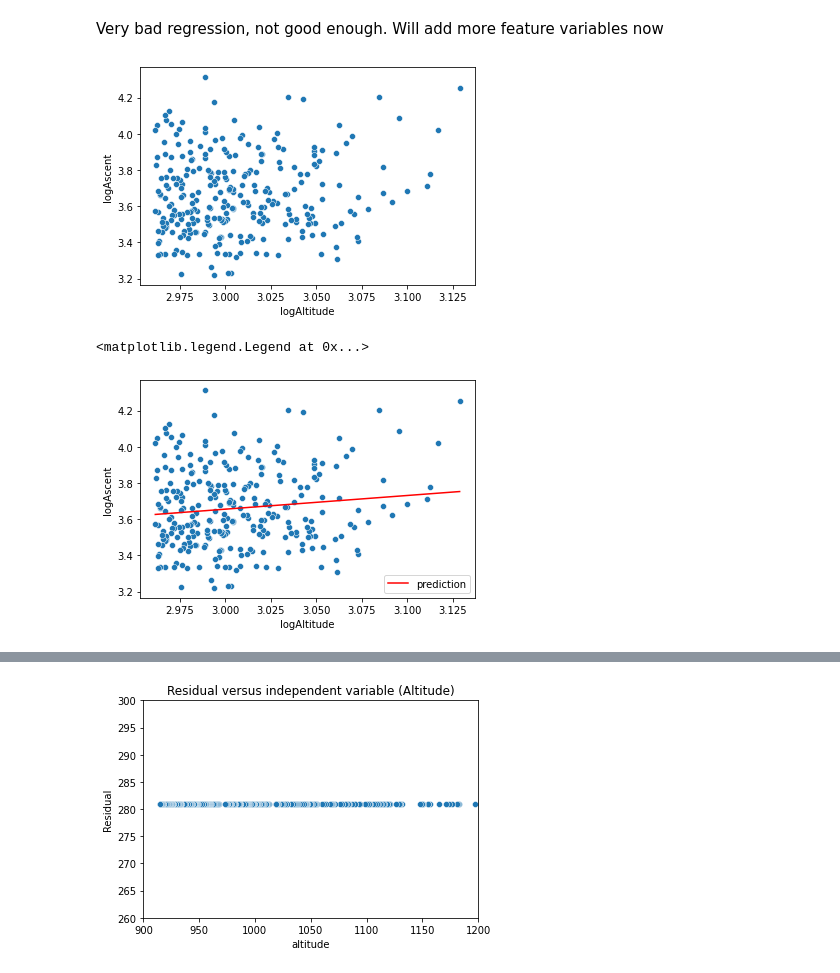
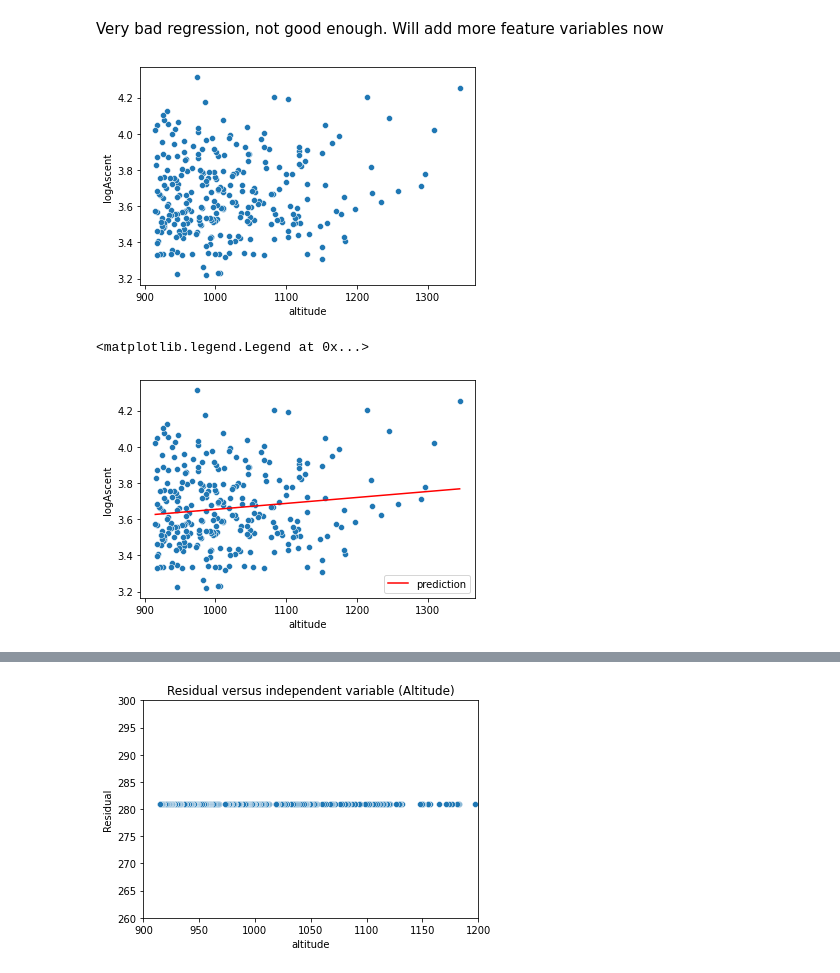
Before and after one commit to filipbalucha/FDS_final_project, a Jupyter notebook: data_analysis.ipynb, the cells around one changed output, grey strips where cells are left out. Drawn from its saved outputs; the diff is of its cells as text; code cells hidden in the pictures.

```diff
--- a/data_analysis.ipynb
+++ b/data_analysis.ipynb
@@ -99,11 +99,11 @@ Very bad regression, not good enough. Will add more feature variables now
 df2 = df[:]
 # %%
 df2.insert(loc=len(df.columns), column = 'logAscent', value=df['ascent_count'].apply(np.log10))
-df2.insert(loc=len(df.columns), column = 'logAltitude', value=df['altitude'].apply(np.log10))
+# df2.insert(loc=len(df.columns), column = 'logAltitude', value=df['altitude'].apply(np.log10))
 # %%
-sns.scatterplot(data=df2, y='logAscent', x = 'logAltitude')
+sns.scatterplot(data=df2, y='logAscent', x = 'altitude')
 plt.show()
 # %% [output]
-[figure, old version]
+[figure, new version]
 # %%
 # gives a very good understanding of how the features are related. Time to implement the prediction model
@@ -111,13 +111,13 @@ model = smf.ols('logAscent ~ logAltitude', data=df2)
 results = model.fit()
 # %%
-sns.scatterplot(data=df2, y='logAscent', x='logAltitude')
-y_hat = results.predict(df2['logAltitude'])
-sns.lineplot(df2['logAltitude'], y_hat, color='r', label='prediction')
+sns.scatterplot(data=df2, y='logAscent', x='altitude')
+y_hat = results.predict(df2['altitude'])
+sns.lineplot(df2['altitude'], y_hat, color='r', label='prediction')
 plt.legend()
 # clearly a very bad prediction
 # %% [output]
 <matplotlib.legend.Legend at 0x...>
-[figure, old version]
+[figure, new version]
 # %%
 print(results.summary())
 # %% [output]
```
Also changed, not shown: parts of 5 cells of this notebook.
